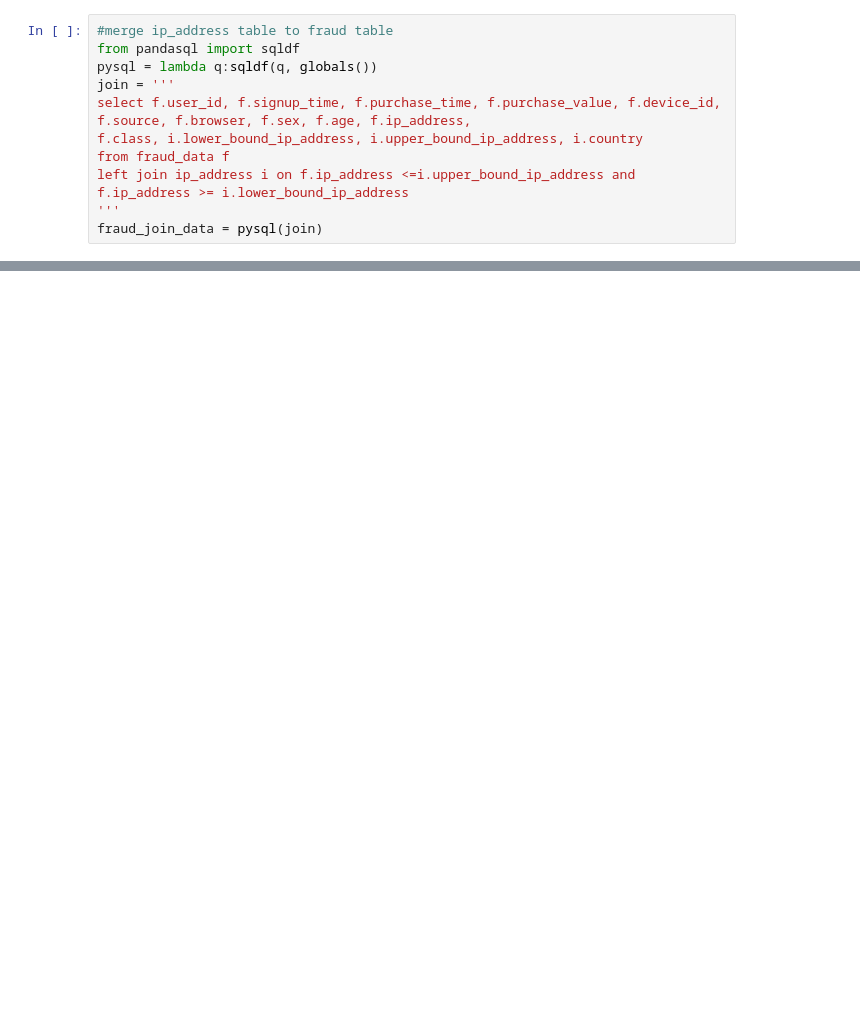
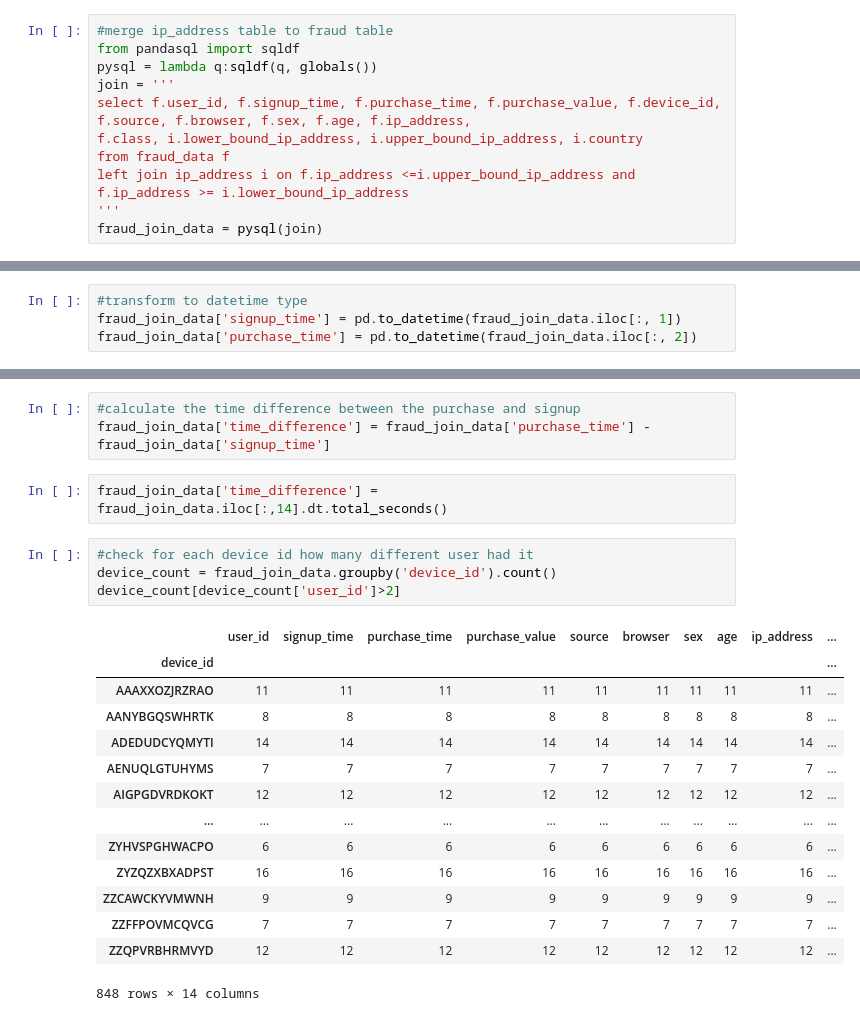
Before and after one commit to menghe2727/data_science, a Jupyter notebook: Identifying_fraudulent_activities/fraud_activities.ipynb, the cells around one changed output, grey strips where cells are left out. Drawn from its saved outputs; the diff is of its cells as text; blank space fills up the shorter version.

```diff
--- a/Identifying_fraudulent_activities/fraud_activities.ipynb
+++ b/Identifying_fraudulent_activities/fraud_activities.ipynb
@@ -212,0 +254,4 @@ fraud_join_data = pysql(join)
+# %%
+#transform to datetime type
+fraud_join_data['signup_time'] = pd.to_datetime(fraud_join_data.iloc[:, 1])
+fraud_join_data['purchase_time'] = pd.to_datetime(fraud_join_data.iloc[:, 2])
@@ -212,0 +308,24 @@ fraud_join_data = pysql(join)
+# %%
+#calculate the time difference between the purchase and signup
+fraud_join_data['time_difference'] = fraud_join_data['purchase_time'] - fraud_join_data['signup_time']
+# %%
+fraud_join_data['time_difference'] = fraud_join_data.iloc[:,14].dt.total_seconds()
+# %%
+#check for each device id how many different user had it
+device_count = fraud_join_data.groupby('device_id').count()
+device_count[device_count['user_id']>2]
+# %% [output]
+|  | user_id | signup_time | purchase_time | purchase_value | source | browser | sex | age | ip_address | ... |
+| device_id |  |  |  |  |  |  |  |  |  | ... |
+| AAAXXOZJRZRAO | 11 | 11 | 11 | 11 | 11 | 11 | 11 | 11 | 11 | ... |
+| AANYBGQSWHRTK | 8 | 8 | 8 | 8 | 8 | 8 | 8 | 8 | 8 | ... |
+| ADEDUDCYQMYTI | 14 | 14 | 14 | 14 | 14 | 14 | 14 | 14 | 14 | ... |
+| AENUQLGTUHYMS | 7 | 7 | 7 | 7 | 7 | 7 | 7 | 7 | 7 | ... |
+| AIGPGDVRDKOKT | 12 | 12 | 12 | 12 | 12 | 12 | 12 | 12 | 12 | ... |
+| ... | ... | ... | ... | ... | ... | ... | ... | ... | ... | ... |
+| ZYHVSPGHWACPO | 6 | 6 | 6 | 6 | 6 | 6 | 6 | 6 | 6 | ... |
+| ZYZQZXBXADPST | 16 | 16 | 16 | 16 | 16 | 16 | 16 | 16 | 16 | ... |
+| ZZCAWCKYVMWNH | 9 | 9 | 9 | 9 | 9 | 9 | 9 | 9 | 9 | ... |
+| ZZFFPOVMCQVCG | 7 | 7 | 7 | 7 | 7 | 7 | 7 | 7 | 7 | ... |
+| ZZQPVRBHRMVYD | 12 | 12 | 12 | 12 | 12 | 12 | 12 | 12 | 12 | ... |
+848 rows × 14 columns
```
Also changed, not shown: parts of 8 cells of this notebook.
